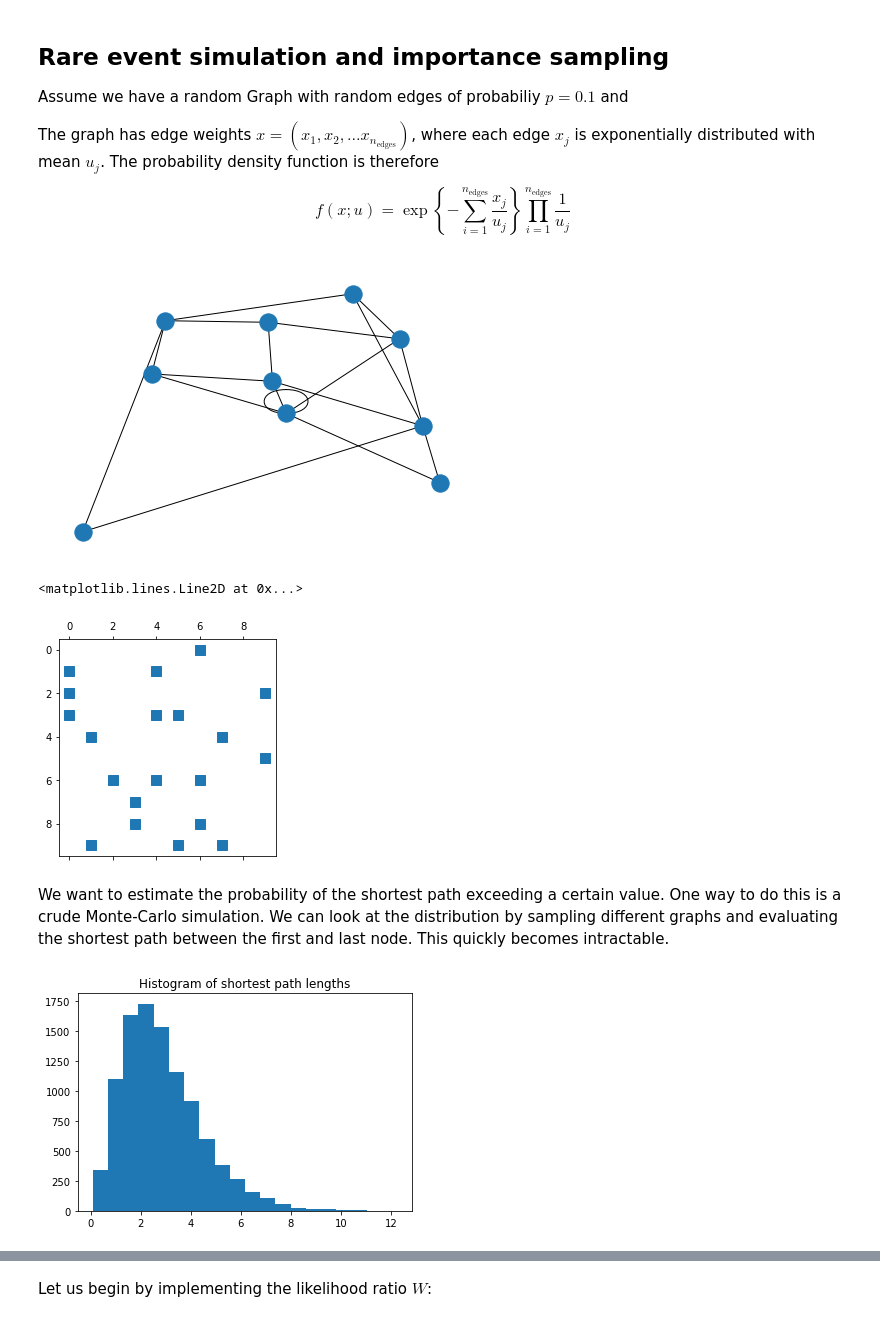
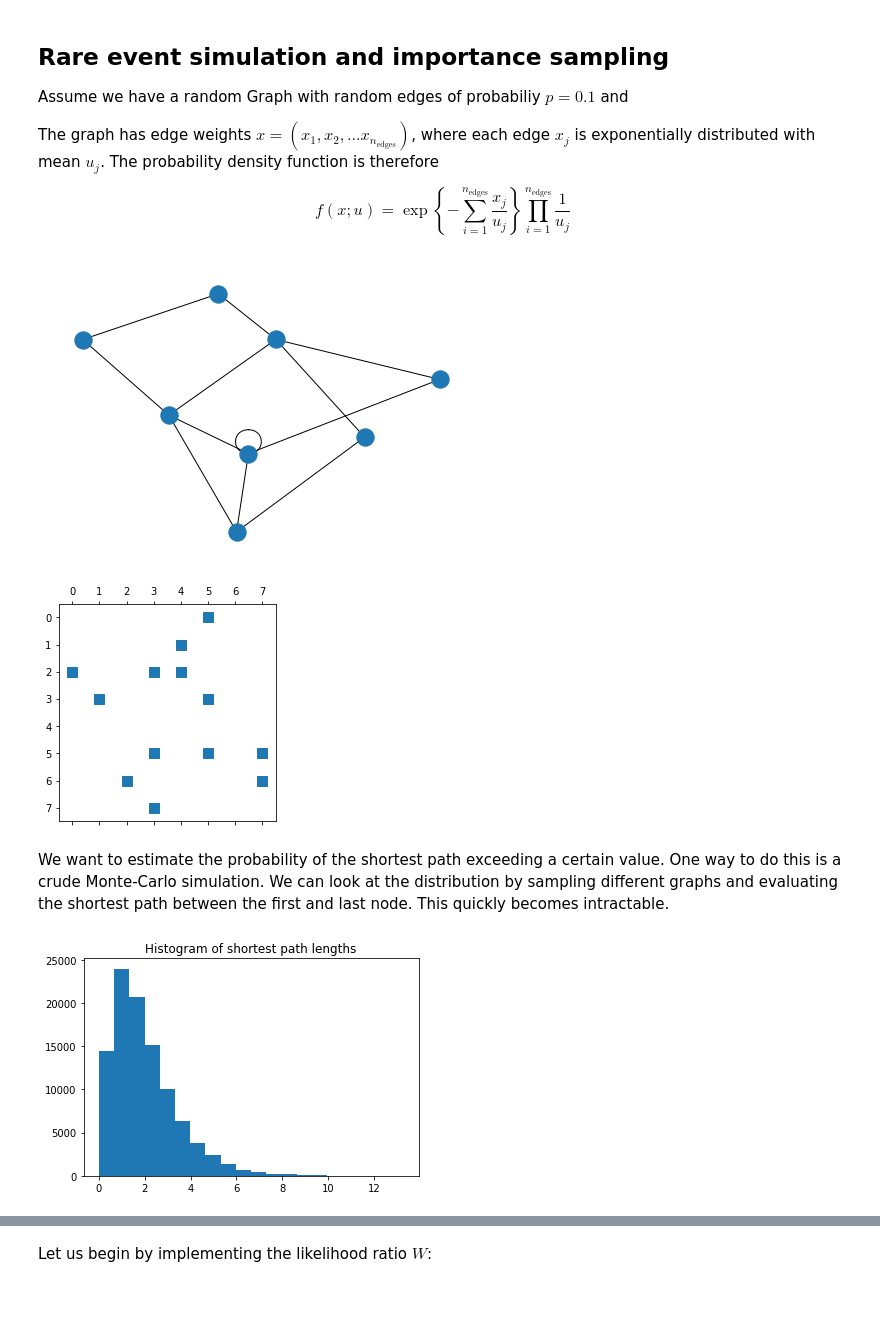
Before and after one commit to bonevbs/ml_notebooks, a Jupyter notebook: cross_entropy_method.ipynb, the cells around one changed output, grey strips where cells are left out. Saved outputs shown, nothing was run; the diff lists cells and outputs as text; code cells hidden in the pictures.

```diff
--- a/cross_entropy_method.ipynb
+++ b/cross_entropy_method.ipynb
@@ -30,12 +30,12 @@ def gen_edge_weights(nedges, scale_params):
 
 def reset_edge_weights(adjacency_matrix, data_rvs=gen_edge_weights, scale_params=None):
   if scale_params == None:
-    scale_params = [1 for i in range(0, adjacency_matrix.nnz)]
+    scale_params = [1.0 for _ in range(0, adjacency_matrix.nnz)]
   adjacency_matrix.data = data_rvs(adjacency_matrix.nnz, scale_params)
   return adjacency_matrix
 
 # generate the graph
-def generate_graph(nnodes=10, density=0.2, data_rvs=gen_edge_weights, scale_params=None):
+def generate_graph(nnodes=8, density=0.2, data_rvs=gen_edge_weights, scale_params=None):
   adjacency_matrix = sparse.random(nnodes, nnodes, density=density)
   adjacency_matrix = reset_edge_weights(adjacency_matrix, data_rvs=gen_edge_weights, scale_params=scale_params)
   adjacency_matrix = sparse.csr_matrix(adjacency_matrix)
@@ -45,33 +45,33 @@ adjacency_matrix = generate_graph()
 graph = nx.from_scipy_sparse_matrix(adjacency_matrix)
 nx.draw(graph)
 # %% [output]
-[figure, old version]
+[figure, new version]
 # %%
 plt.spy(adjacency_matrix)
+plt.show()
 # %% [output]
-<matplotlib.lines.Line2D at 0x...>
-[figure, old version]
+[figure, new version]
 # %% [markdown]
 We want to estimate the probability of the shortest path exceeding a certain value. One way to do this is a crude Monte-Carlo simulation. We can look at the distribution by sampling different graphs and evaluating the shortest path between the first and last node. This quickly becomes intractable.
 # %%
 # get the shortest path from the first index to the last index
 def compute_shortest_path(adjacency_matrix):
   dist_matrix = sparse.csgraph.shortest_path(adjacency_matrix, indices=0) # computes distance from index 0 to 1
   return dist_matrix[-1]
 
-niter = 10000
+niter = 100000
 
 dists = []
 for i in range(0, niter):
   reset_edge_weights(adjacency_matrix)
   d = compute_shortest_path(adjacency_matrix)
   dists.append(d)
 
 plt.hist(dists, bins=20)
 plt.title("Histogram of shortest path lengths")
 plt.show()
 # %% [output]
-[figure, old version]
+[figure, new version]
 # %% [markdown]
 We observe that the data seems to follow a beta distribution. We can also use this to estimate the probability of the shortest path exceeding a certain length, i.e.
 
```
Also changed, not shown: parts of 15 cells of this notebook.
